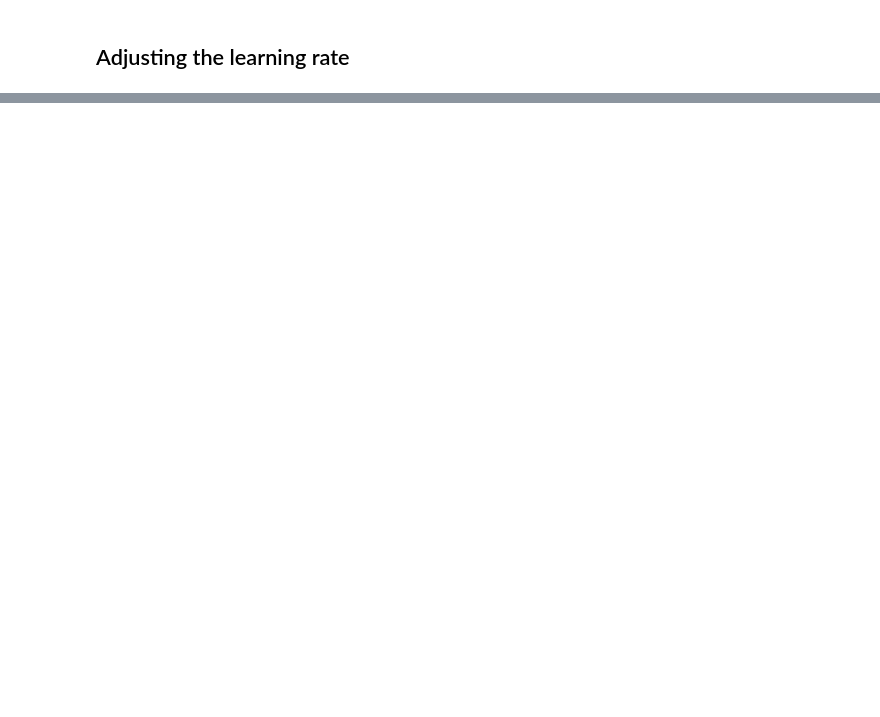
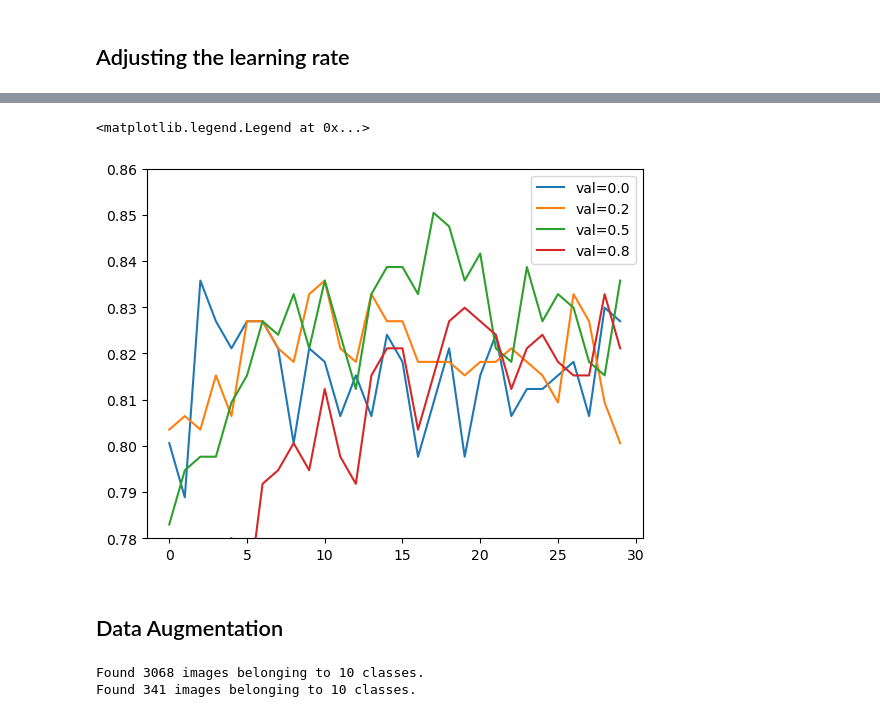
Before and after one commit to ryanpram/ml_zoomcamp, a Jupyter notebook: week8/deep_learning.ipynb, the cells around one changed output, grey strips where cells are left out. Drawn from its saved outputs; the diff is of its cells as text; code cells hidden in the pictures; blank space fills up the shorter version.

```diff
--- a/week8/deep_learning.ipynb
+++ b/week8/deep_learning.ipynb
@@ -329,0 +490,15 @@ learning_rate = 0.001
+# %%
+learning_rate = 0.001
+size=100
+
+scores = {}
+
+for droprate in [0.0, 0.2, 0.5, 0.8]:
+    print(droprate)
+
+    model = make_model(learning_rate=learning_rate, size_inner=size,droprate=droprate)
+    history = model.fit(train_ds, epochs=30, validation_data=val_ds)
+    scores[droprate] = history.history
+
+    print()
+    print()
@@ -329,0 +523,38 @@ learning_rate = 0.001
+# %%
+for droprate, hist in scores.items():
+    plt.plot(hist['val_accuracy'], label=('val=%s' % droprate))
+
+plt.ylim(0.78,0.86)
+plt.legend()
+# %% [output]
+<matplotlib.legend.Legend at 0x...>
+[figure, added]
+# %% [markdown]
+## Data Augmentation
+# %%
+# setup train generator with prepared preprocessing function
+train_gen = ImageDataGenerator(
+    preprocessing_function=preprocess_input,
+    shear_range=10.0, #data augmentation param
+    zoom_range=0.1, #data augmentation param
+    vertical_flip=True #data augmentation param
+)
+
+# generate training data automatically with tensorflow function help
+train_ds = train_gen.flow_from_directory(
+    '../../clothing-dataset-small/train', # path to train dir
+    target_size=(150,150), # intended target size for training image
+    batch_size=32 # amount of image per batch
+)
+
+val_gen = ImageDataGenerator(preprocessing_function=preprocess_input)
+
+val_ds = val_gen.flow_from_directory(
+    '../../clothing-dataset-small/validation',
+    target_size=(150,150),
+    batch_size=32,
+    shuffle=False
+)
+# %% [output]
+Found 3068 images belonging to 10 classes.
+Found 341 images belonging to 10 classes.
```
Also changed, not shown: parts of 43 cells of this notebook, 21 other files.
